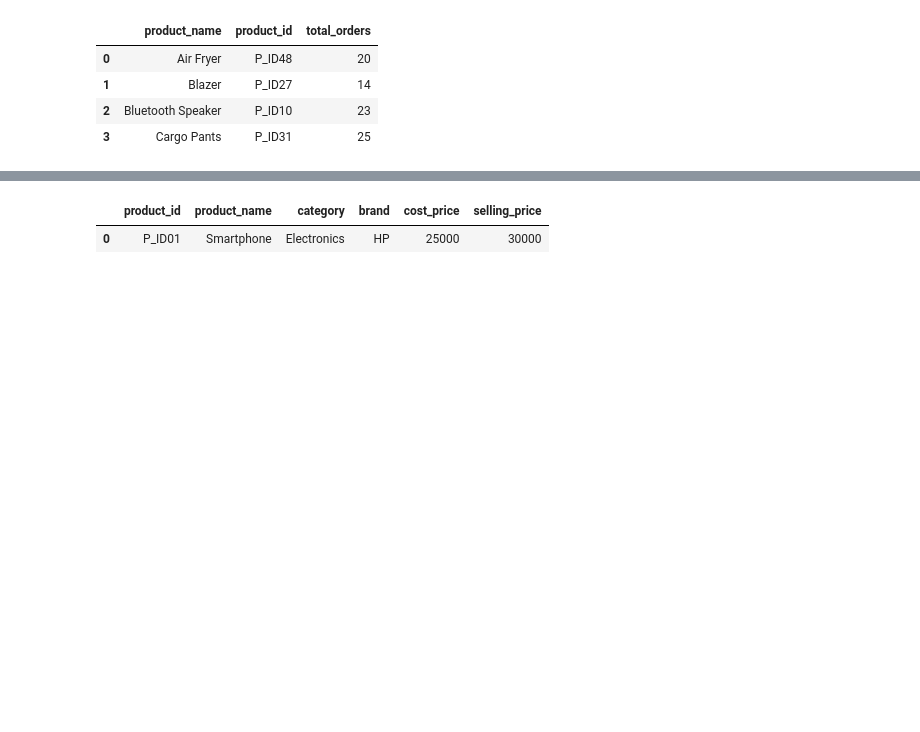
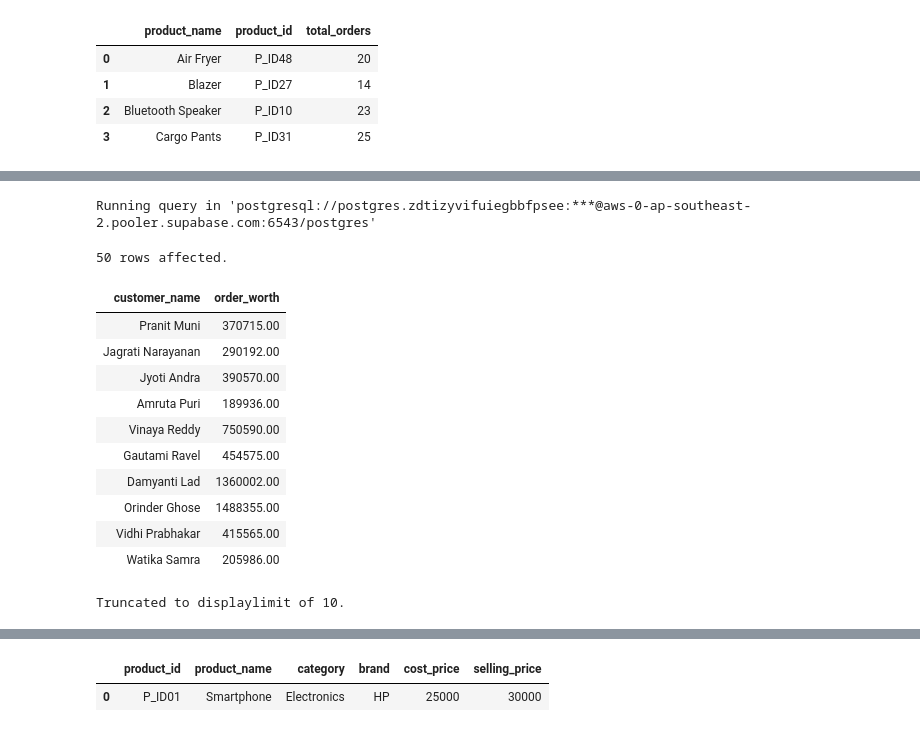
Before and after one commit to umesh-creates/sql_pandas_exercise_and_notes, a Jupyter notebook: retail_analysis exercise/subqueries.ipynb, the cells around one changed output, grey strips where cells are left out. Cells and saved outputs as stored; diff of their text form; code cells hidden in the pictures; blank space fills up the shorter version.

```diff
--- a/retail_analysis exercise/subqueries.ipynb
+++ b/retail_analysis exercise/subqueries.ipynb
@@ -390,0 +409,29 @@ total_orders.head(4)
+# %%
+%%sql
+SELECT
+    c.customer_name,
+    SUM(oi.quantity * p.selling_price) AS order_worth
+FROM retail_analysis.customers c
+JOIN retail_analysis.orders o
+    ON c.customer_id = o.customer_id
+JOIN retail_analysis.order_items oi
+    ON o.order_id = oi.order_id
+JOIN retail_analysis.products p
+    ON oi.product_id = p.product_id
+GROUP BY c.customer_name
+HAVING SUM(oi.quantity * p.selling_price) > 10000;
+# %% [output]
+Running query in 'postgresql://postgres.zdtizyvifuiegbbfpsee:***@aws-0-ap-southeast-2.pooler.supabase.com:6543/postgres'
+50 rows affected.
+| customer_name | order_worth |
+| Pranit Muni | 370715.00 |
+| Jagrati Narayanan | 290192.00 |
+| Jyoti Andra | 390570.00 |
+| Amruta Puri | 189936.00 |
+| Vinaya Reddy | 750590.00 |
+| Gautami Ravel | 454575.00 |
+| Damyanti Lad | 1360002.00 |
+| Orinder Ghose | 1488355.00 |
+| Vidhi Prabhakar | 415565.00 |
+| Watika Samra | 205986.00 |
+Truncated to displaylimit of 10.
```
Also changed, not shown: parts of 20 cells of this notebook.
